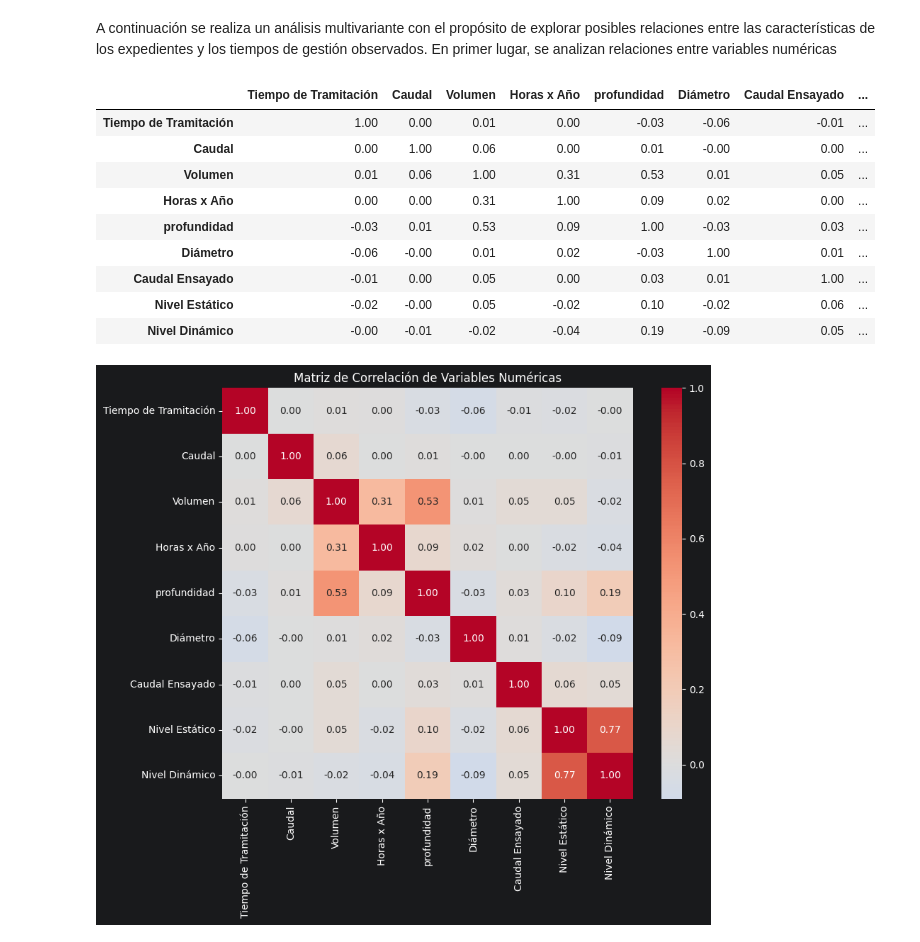
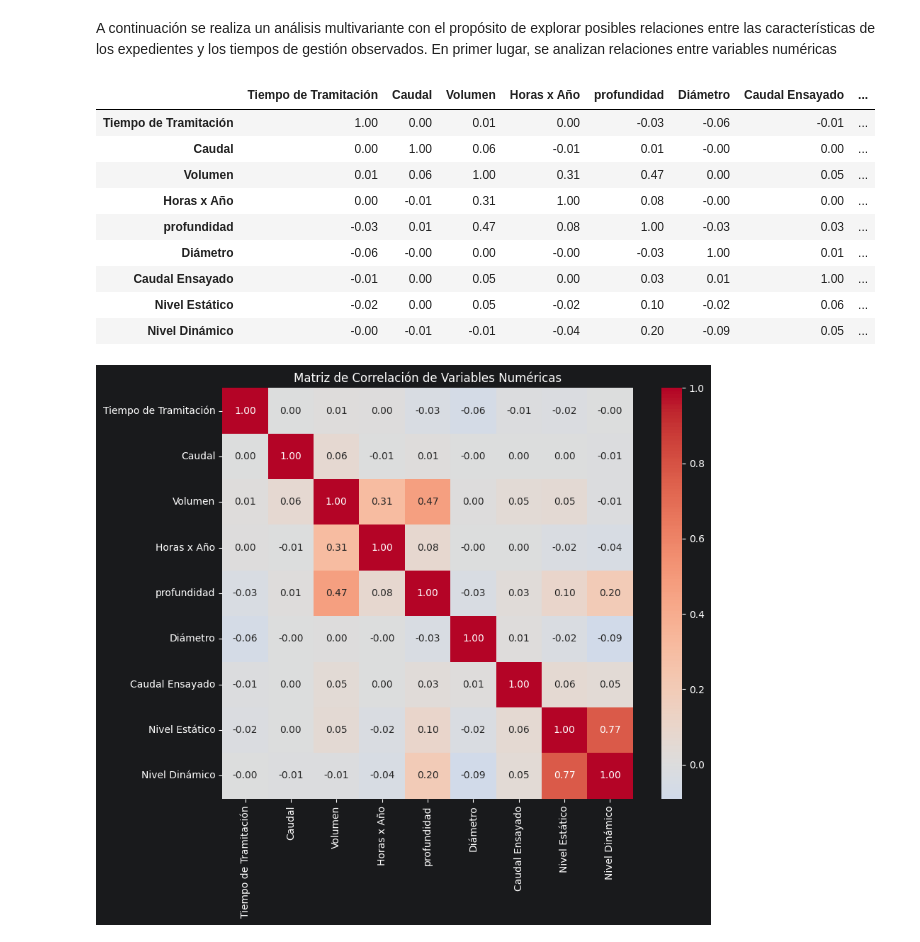
Before and after one commit to fcuneo/proyecto-python-diplomado, a Jupyter notebook: notebooks/practice.ipynb, the cells around one changed output. Saved outputs shown, nothing was run; the diff lists cells and outputs as text; code cells hidden in the pictures.

```diff
--- a/notebooks/practice.ipynb
+++ b/notebooks/practice.ipynb
@@ -1349,18 +1349,18 @@ variables_numericas = [
     "Nivel Dinámico"
 ]
 # %%
-corr = df_tiempo[variables_numericas].corr()
+corr = df[variables_numericas].corr()
 
 corr.round(2)
 # %% [output]
 |  | Tiempo de Tramitación | Caudal | Volumen | Horas x Año | profundidad | Diámetro | Caudal Ensayado | ... |
 | Tiempo de Tramitación | 1.00 | 0.00 | 0.01 | 0.00 | -0.03 | -0.06 | -0.01 | ... |
-| Caudal | 0.00 | 1.00 | 0.06 | 0.00 | 0.01 | -0.00 | 0.00 | ... |
-| Volumen | 0.01 | 0.06 | 1.00 | 0.31 | 0.53 | 0.01 | 0.05 | ... |
-| Horas x Año | 0.00 | 0.00 | 0.31 | 1.00 | 0.09 | 0.02 | 0.00 | ... |
-| profundidad | -0.03 | 0.01 | 0.53 | 0.09 | 1.00 | -0.03 | 0.03 | ... |
-| Diámetro | -0.06 | -0.00 | 0.01 | 0.02 | -0.03 | 1.00 | 0.01 | ... |
+| Caudal | 0.00 | 1.00 | 0.06 | -0.01 | 0.01 | -0.00 | 0.00 | ... |
+| Volumen | 0.01 | 0.06 | 1.00 | 0.31 | 0.47 | 0.00 | 0.05 | ... |
+| Horas x Año | 0.00 | -0.01 | 0.31 | 1.00 | 0.08 | -0.00 | 0.00 | ... |
+| profundidad | -0.03 | 0.01 | 0.47 | 0.08 | 1.00 | -0.03 | 0.03 | ... |
+| Diámetro | -0.06 | -0.00 | 0.00 | -0.00 | -0.03 | 1.00 | 0.01 | ... |
 | Caudal Ensayado | -0.01 | 0.00 | 0.05 | 0.00 | 0.03 | 0.01 | 1.00 | ... |
-| Nivel Estático | -0.02 | -0.00 | 0.05 | -0.02 | 0.10 | -0.02 | 0.06 | ... |
-| Nivel Dinámico | -0.00 | -0.01 | -0.02 | -0.04 | 0.19 | -0.09 | 0.05 | ... |
+| Nivel Estático | -0.02 | 0.00 | 0.05 | -0.02 | 0.10 | -0.02 | 0.06 | ... |
+| Nivel Dinámico | -0.00 | -0.01 | -0.01 | -0.04 | 0.20 | -0.09 | 0.05 | ... |
 # %%
```
Also changed, not shown: parts of 14 cells of this notebook.
